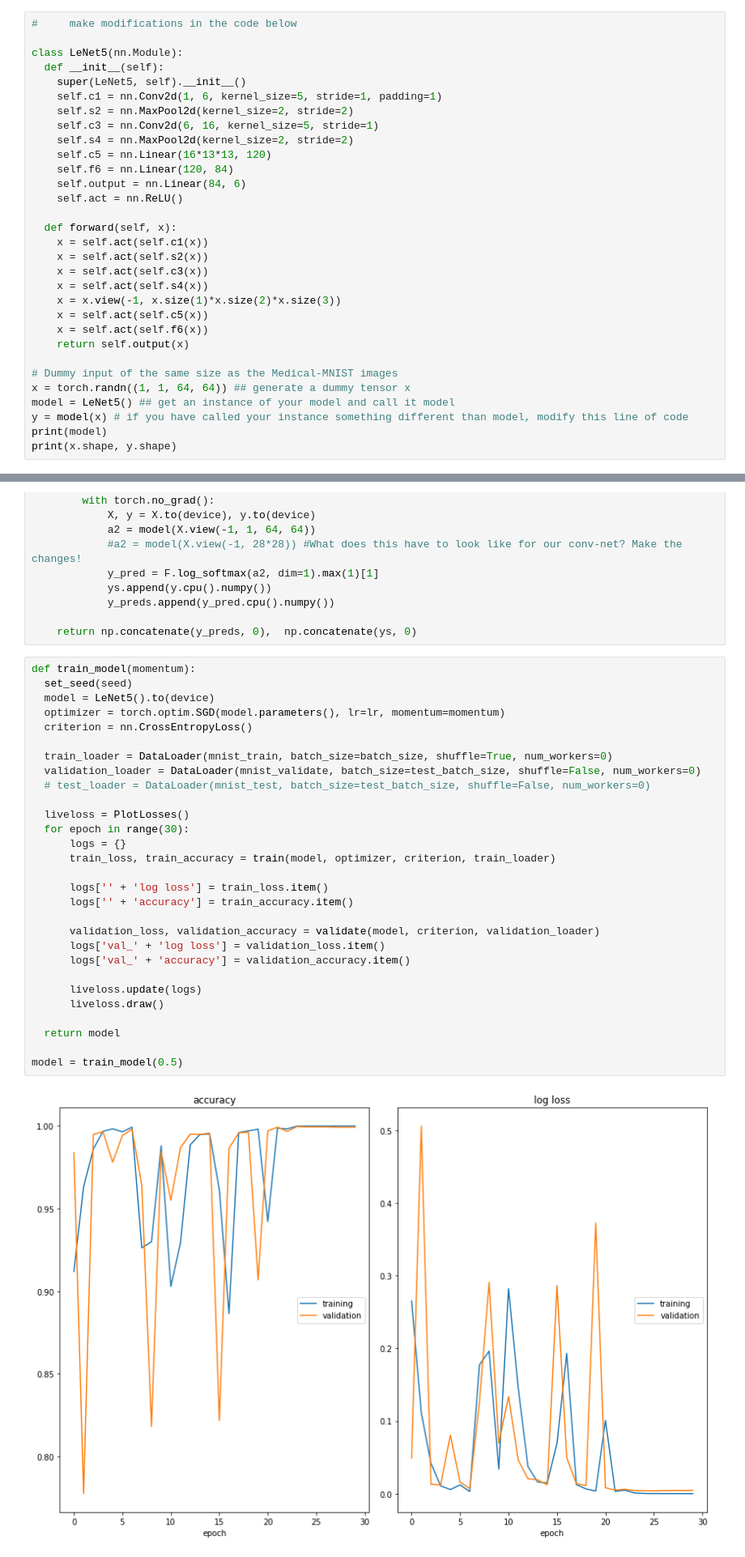
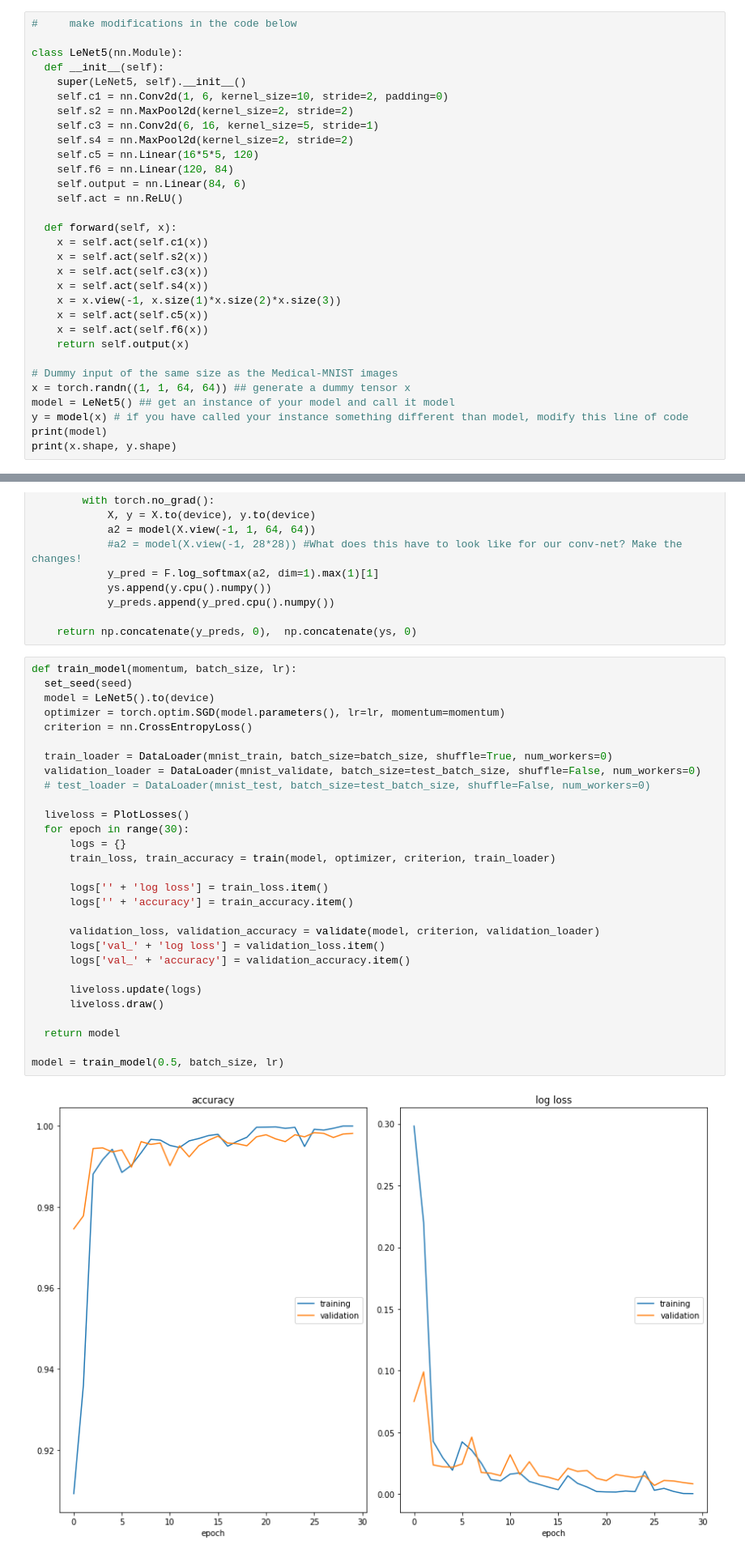
Before and after one commit to acse-sf420/ci_mpm, a Jupyter notebook: “ML_module_coursework_2_ipynb”的副本.ipynb, the cells around one changed output, grey strips where cells are left out. Shown at 81% size. Drawn from its saved outputs; the diff is of its cells as text.

```diff
--- a/“ML_module_coursework_2_ipynb”的副本.ipynb
+++ b/“ML_module_coursework_2_ipynb”的副本.ipynb
@@ -204,11 +203,11 @@ print(image.size)
 class LeNet5(nn.Module):
   def __init__(self):
     super(LeNet5, self).__init__()
-    self.c1 = nn.Conv2d(1, 6, kernel_size=5, stride=1, padding=1)
+    self.c1 = nn.Conv2d(1, 6, kernel_size=10, stride=2, padding=0)
     self.s2 = nn.MaxPool2d(kernel_size=2, stride=2)
     self.c3 = nn.Conv2d(6, 16, kernel_size=5, stride=1)
     self.s4 = nn.MaxPool2d(kernel_size=2, stride=2)
-    self.c5 = nn.Linear(16*13*13, 120)
+    self.c5 = nn.Linear(16*5*5, 120)
     self.f6 = nn.Linear(120, 84)
     self.output = nn.Linear(84, 6)
     self.act = nn.ReLU()
@@ -367,34 +364,34 @@ def evaluate(model, data_loader):
 
     return np.concatenate(y_preds, 0),  np.concatenate(ys, 0)
 # %%
-def train_model(momentum):
+def train_model(momentum, batch_size, lr):
   set_seed(seed)
   model = LeNet5().to(device)
   optimizer = torch.optim.SGD(model.parameters(), lr=lr, momentum=momentum)
   criterion = nn.CrossEntropyLoss()
 
   train_loader = DataLoader(mnist_train, batch_size=batch_size, shuffle=True, num_workers=0)
   validation_loader = DataLoader(mnist_validate, batch_size=test_batch_size, shuffle=False, num_workers=0)
   # test_loader = DataLoader(mnist_test, batch_size=test_batch_size, shuffle=False, num_workers=0)
 
   liveloss = PlotLosses()
   for epoch in range(30):
       logs = {}
       train_loss, train_accuracy = train(model, optimizer, criterion, train_loader)
 
       logs['' + 'log loss'] = train_loss.item()
       logs['' + 'accuracy'] = train_accuracy.item()
 
       validation_loss, validation_accuracy = validate(model, criterion, validation_loader)
       logs['val_' + 'log loss'] = validation_loss.item()
       logs['val_' + 'accuracy'] = validation_accuracy.item()
 
       liveloss.update(logs)
       liveloss.draw()
 
   return model
 
-model = train_model(0.5)
+model = train_model(0.5, batch_size, lr)
 # %% [output]
-[figure, old version]
+[figure, new version]
 accuracy
```
Also changed, not shown: parts of 28 cells of this notebook.
